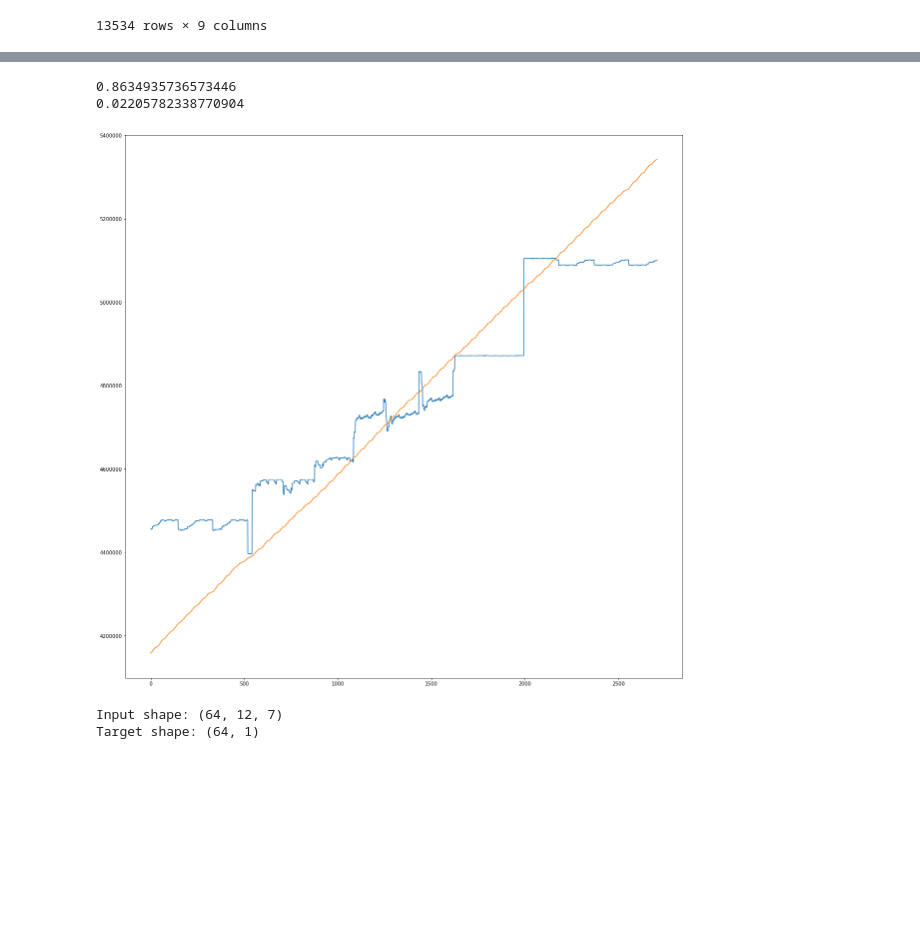
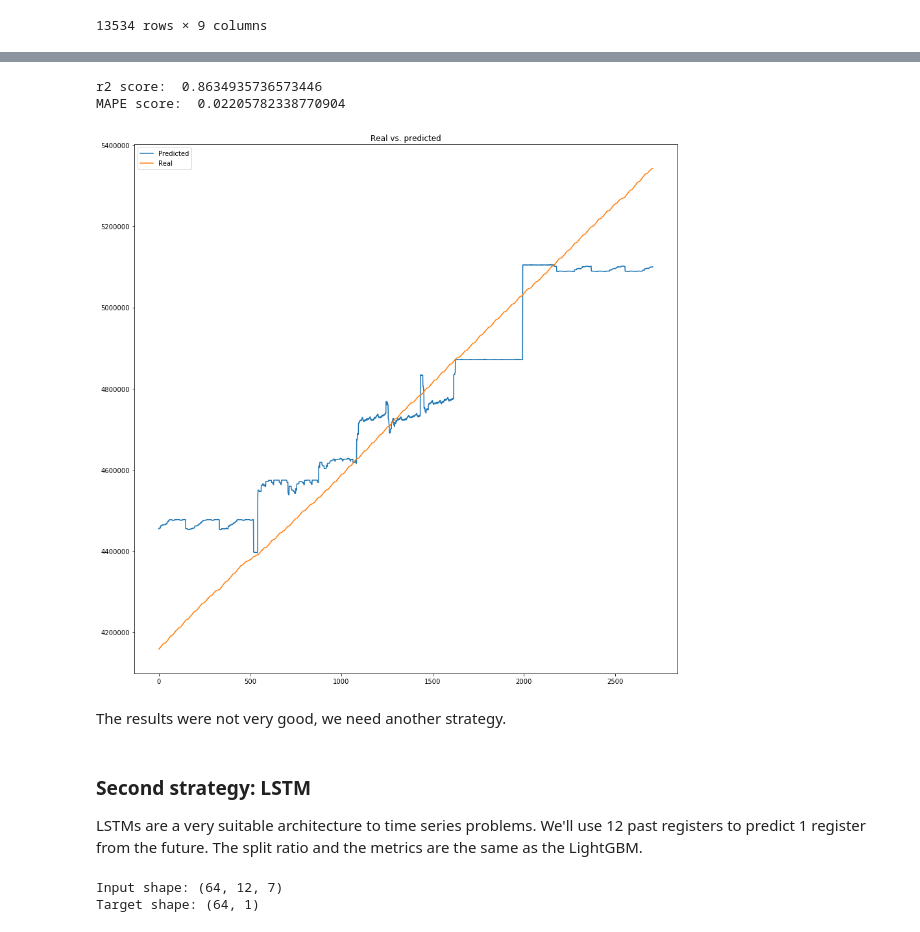
Before and after one commit to ggapp1/nyc-subway, a Jupyter notebook: forecast.ipynb, the cells around one changed output, grey strips where cells are left out. Drawn from its saved outputs; the diff is of its cells as text; code cells hidden in the pictures; blank space fills up the shorter version.

```diff
--- a/forecast.ipynb
+++ b/forecast.ipynb
@@ -43,3 +49,6 @@ array(['LEXINGTON AVE', '57 ST-7 AVE', '49 ST-7 AVE', '42 ST-TIMES SQ',
        'TOMPKINSVILLE', 'UNION TPK-KEW G', 'ORCHARD BEACH',
        'WHITLOCK AVE', 'MORRISON AVE', 'RIT-MANHATTAN', 'RIT-ROOSEVELT'],
       dtype=object)
+# %%
+df_2010.query('station == "42 ST-TIMES SQ"', inplace=True)
+df_2010.head()
@@ -71,5 +107,5 @@ df_2010.ca.unique(), df_2010.unit.unique(), df_2010.scp.unique(), df_2010.linena
 # %%
-years = ['2011', '2012', '2013', '2014', '2015', '2016', '2017']
+years = ['2011', '2012', '2013', '2014', '2015']
 
 for year in years:
     df = pd.read_csv('data/'+year+'.csv')
@@ -172,15 +210,22 @@ y_pred = cross_val_predict(estimator, x_val, y_val, n_jobs=-1, verbose=2)
 # %%
 def plot_results(y_val, y_pred):
-    plt.figure(figsize=(20,20))
-    ax1 = plt.plot(y_pred)
-    ax2 = plt.plot(y_val)
-    print(r2_score(y_val, y_pred))
-    print(mean_absolute_percentage_error(y_val, y_pred))
+    plt.figure(figsize=(15,15))
+    ax1 = plt.plot(y_pred, label='Predicted')
+    ax2 = plt.plot(y_val, label='Real')
+    plt.legend(loc="upper left")
+    plt.title('Real vs. predicted')
+    print("r2 score: ", r2_score(y_val, y_pred))
+    print("MAPE score: ", mean_absolute_percentage_error(y_val, y_pred))
     plt.show()
 
 plot_results(y_val.values, y_pred)
 # %% [output]
-0.8634935736573446
-0.02205782338770904
+r2 score:  0.8634935736573446
+MAPE score:  0.02205782338770904
-[figure, old version]
+[figure, new version]
+# %% [markdown]
+The results were not very good, we need another strategy.
+# %% [markdown]
+### Second strategy: LSTM
+LSTMs are a very suitable architecture to time series problems. We'll use 12 past registers to predict 1 register from the future. The split ratio and the metrics are the same as the LightGBM.
 # %%
```
Also changed, not shown: parts of 18 cells of this notebook, 1 other file.
